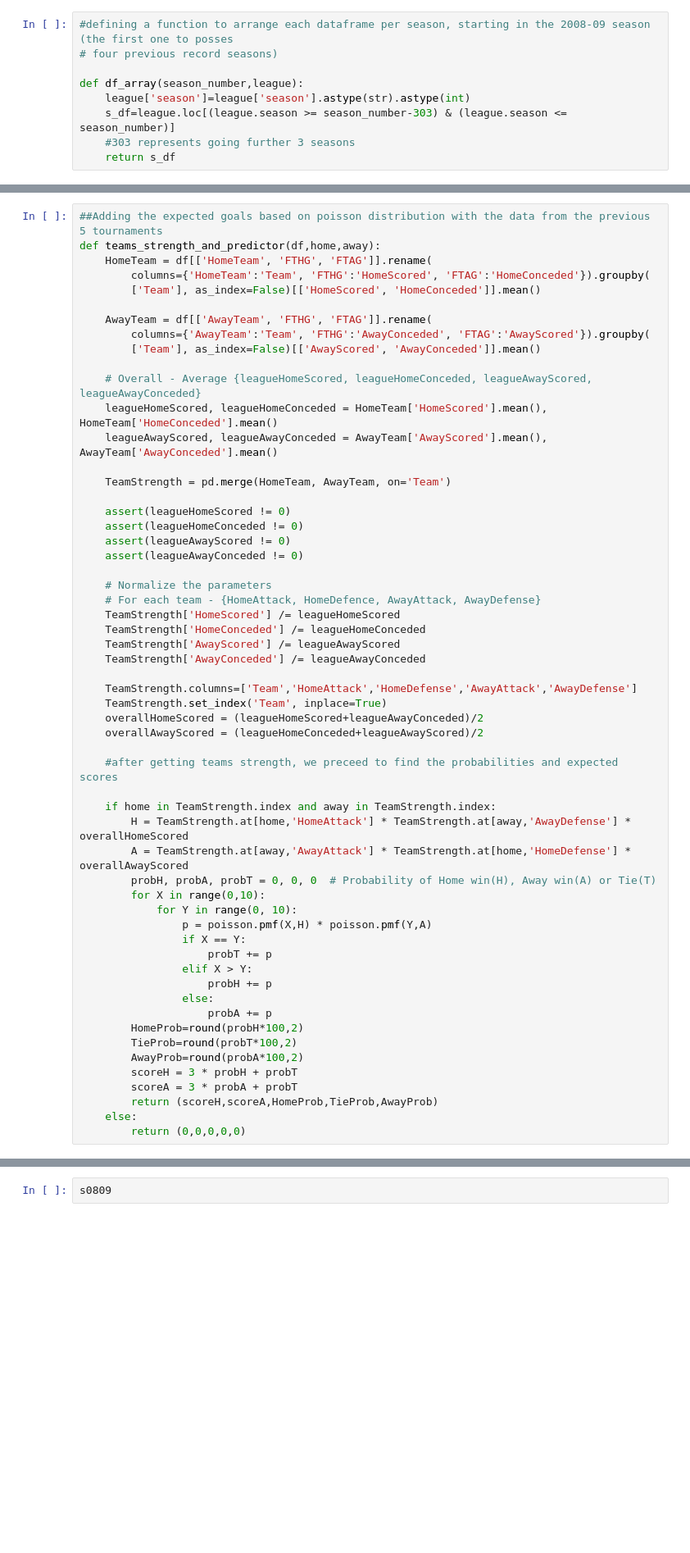
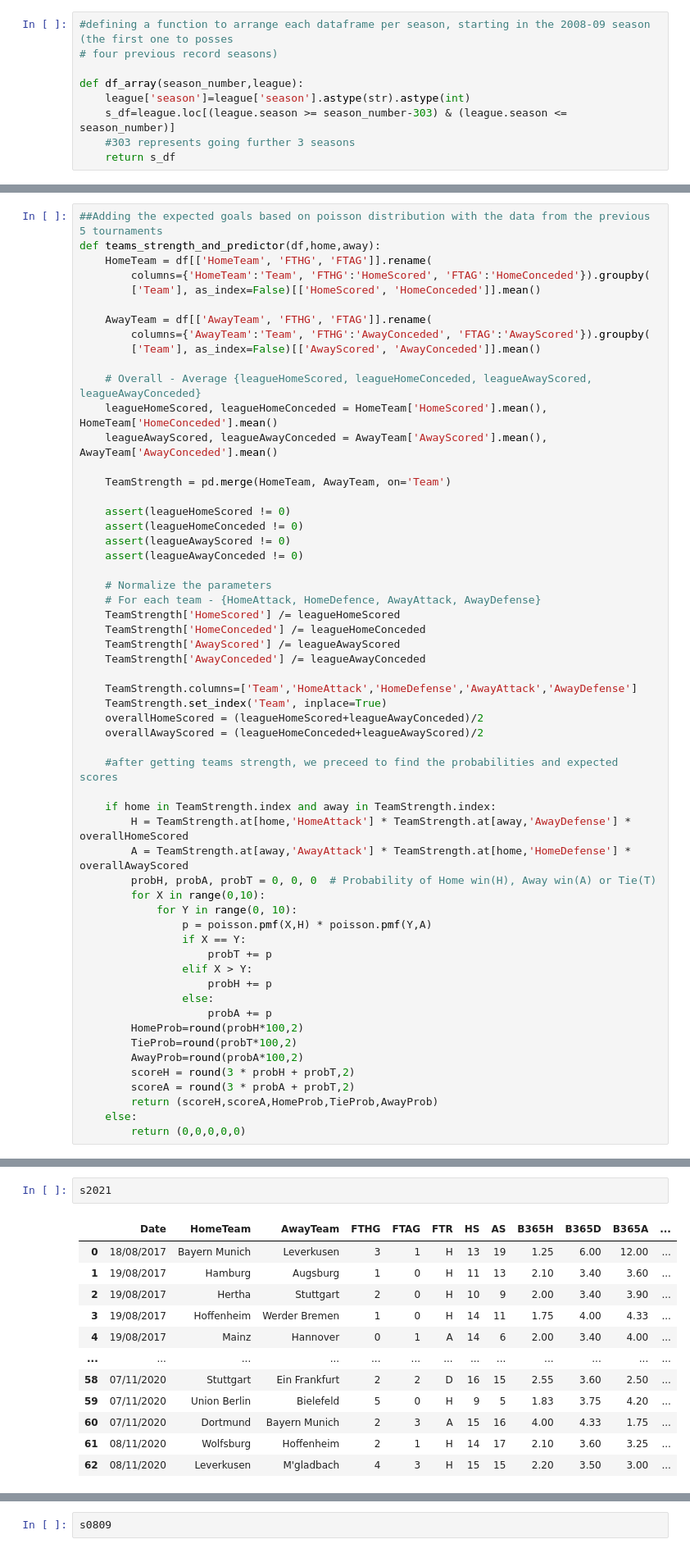
Before and after one commit to nayibahued/Final-Project, a Jupyter notebook: pro_final.ipynb, the cells around one changed output, grey strips where cells are left out. Shown at 82% size. Cells and saved outputs as stored; diff of their text form; blank space fills up the shorter version.

```diff
--- a/pro_final.ipynb
+++ b/pro_final.ipynb
@@ -612,8 +612,8 @@ def teams_strength_and_predictor(df,home,away):
         HomeProb=round(probH*100,2)
         TieProb=round(probT*100,2)
         AwayProb=round(probA*100,2)
-        scoreH = 3 * probH + probT
-        scoreA = 3 * probA + probT
+        scoreH = round(3 * probH + probT,2)
+        scoreA = round(3 * probA + probT,2)
         return (scoreH,scoreA,HomeProb,TieProb,AwayProb)
     else:
         return (0,0,0,0,0)
@@ -657,0 +662,15 @@ Wall time: 4min 2s
+# %%
+s2021
+# %% [output]
+|  | Date | HomeTeam | AwayTeam | FTHG | FTAG | FTR | HS | AS | B365H | B365D | B365A | ... |
+| 0 | 18/08/2017 | Bayern Munich | Leverkusen | 3 | 1 | H | 13 | 19 | 1.25 | 6.00 | 12.00 | ... |
+| 1 | 19/08/2017 | Hamburg | Augsburg | 1 | 0 | H | 11 | 13 | 2.10 | 3.40 | 3.60 | ... |
+| 2 | 19/08/2017 | Hertha | Stuttgart | 2 | 0 | H | 10 | 9 | 2.00 | 3.40 | 3.90 | ... |
+| 3 | 19/08/2017 | Hoffenheim | Werder Bremen | 1 | 0 | H | 14 | 11 | 1.75 | 4.00 | 4.33 | ... |
+| 4 | 19/08/2017 | Mainz | Hannover | 0 | 1 | A | 14 | 6 | 2.00 | 3.40 | 4.00 | ... |
+| ... | ... | ... | ... | ... | ... | ... | ... | ... | ... | ... | ... | ... |
+| 58 | 07/11/2020 | Stuttgart | Ein Frankfurt | 2 | 2 | D | 16 | 15 | 2.55 | 3.60 | 2.50 | ... |
+| 59 | 07/11/2020 | Union Berlin | Bielefeld | 5 | 0 | H | 9 | 5 | 1.83 | 3.75 | 4.20 | ... |
+| 60 | 07/11/2020 | Dortmund | Bayern Munich | 2 | 3 | A | 15 | 16 | 4.00 | 4.33 | 1.75 | ... |
+| 61 | 08/11/2020 | Wolfsburg | Hoffenheim | 2 | 1 | H | 14 | 17 | 2.10 | 3.60 | 3.25 | ... |
+| 62 | 08/11/2020 | Leverkusen | M'gladbach | 4 | 3 | H | 15 | 15 | 2.20 | 3.50 | 3.00 | ... |
```
Also changed, not shown: parts of 15 cells of this notebook, 1 other file.
